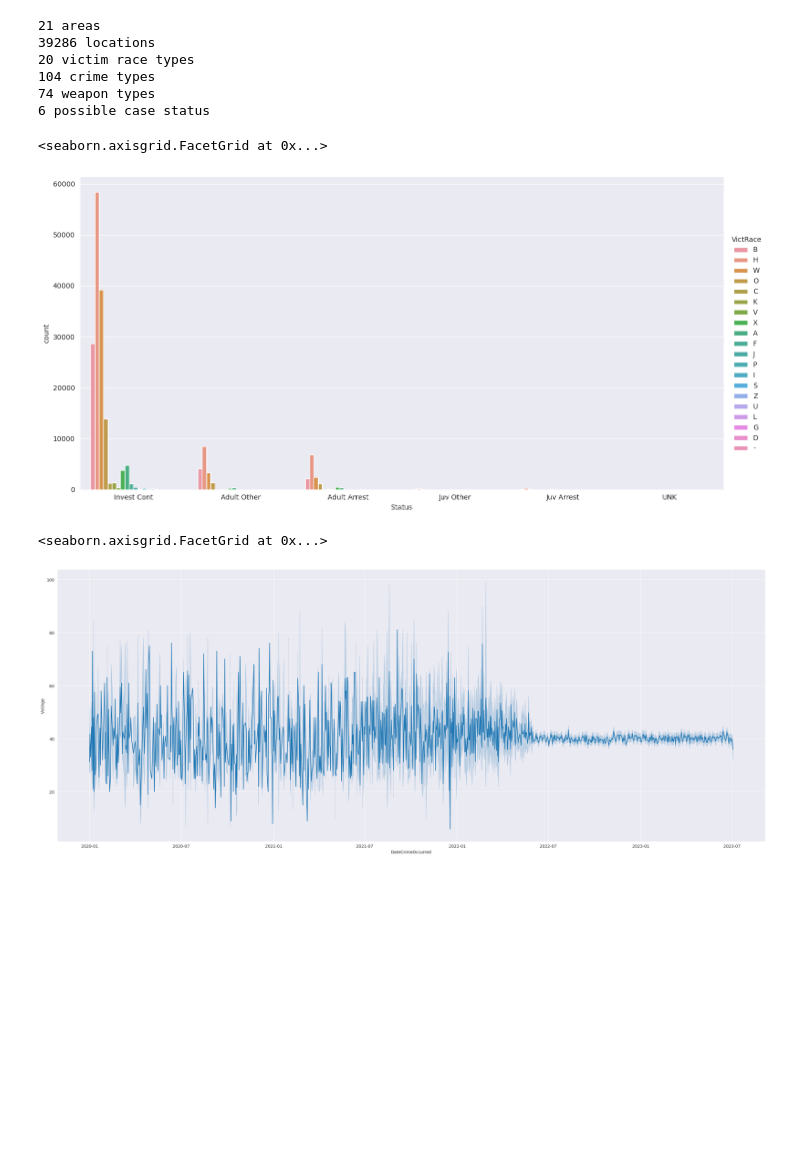
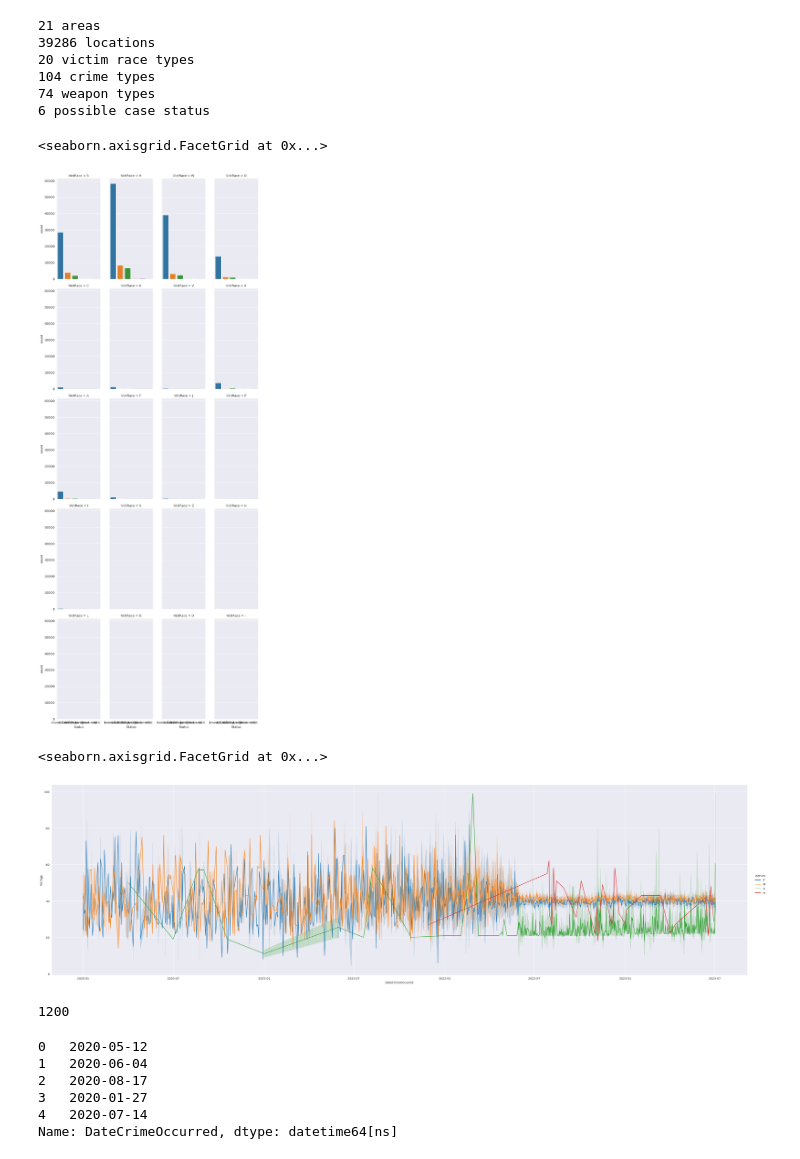
Before and after one commit to carlosjesuscaro/data_analysis_la_crime, a Jupyter notebook: main.ipynb, the cells around one changed output. Drawn from its saved outputs; the diff is of its cells as text; code cells hidden in the pictures; blank space fills up the shorter version.

Commit message:
Question 2 Completed

```diff
--- a/main.ipynb
+++ b/main.ipynb
@@ -89,12 +92,33 @@ print(f'{data["Status"].nunique()} possible case status')
 # %%
 sns.set_style('darkgrid')
 sns.color_palette('coolwarm')
-sns.catplot(data=data, x='Status', kind='count', hue='VictRace', aspect=2, height=7)
+sns.catplot(data=data, x='Status', kind='count', col='VictRace', col_wrap=4, aspect=0.5, height=5, legend='full')
 # %% [output]
 <seaborn.axisgrid.FacetGrid at 0x...>
-[figure, old version]
+[figure, new version]
 # %%
-sns.relplot(data=data, x='DateCrimeOccurred', y='VictAge', kind='line', height=10, aspect=2.5)
+sns.relplot(data=data, x='DateCrimeOccurred', y='VictAge', kind='line', hue='VictSex', height=10, aspect=3.5)
 # %% [output]
 <seaborn.axisgrid.FacetGrid at 0x...>
-[figure, old version]
+[figure, new version]
+# %%
+# Questions from Datacamp
+# Which hour has the highest frequency of crimes? Store as an integer variable called peak_crime_hour
+
+peak_crime_hour = data.groupby('TimeOccurred')['Recordnumber'].count().sort_values(ascending=False).index[0]
+print(peak_crime_hour)
+# %% [output]
+1200
+# %%
+# Which area has the largest frequency of night crimes (crimes committed between 10pm and 3:59am)? Save as a string variable called peak_night_crime_location.
+# print(data['TimeOccurred'].unique())
+
+print(data['DateCrimeOccurred'].head(5))
+# data['Time'] = pd.to_datetime(data['TimeOccurred'], format='%H%M')
+# %% [output]
+0   2020-05-12
+1   2020-06-04
+2   2020-08-17
+3   2020-01-27
+4   2020-07-14
+Name: DateCrimeOccurred, dtype: datetime64[ns]
```
Also changed, not shown: parts of 6 cells of this notebook.
